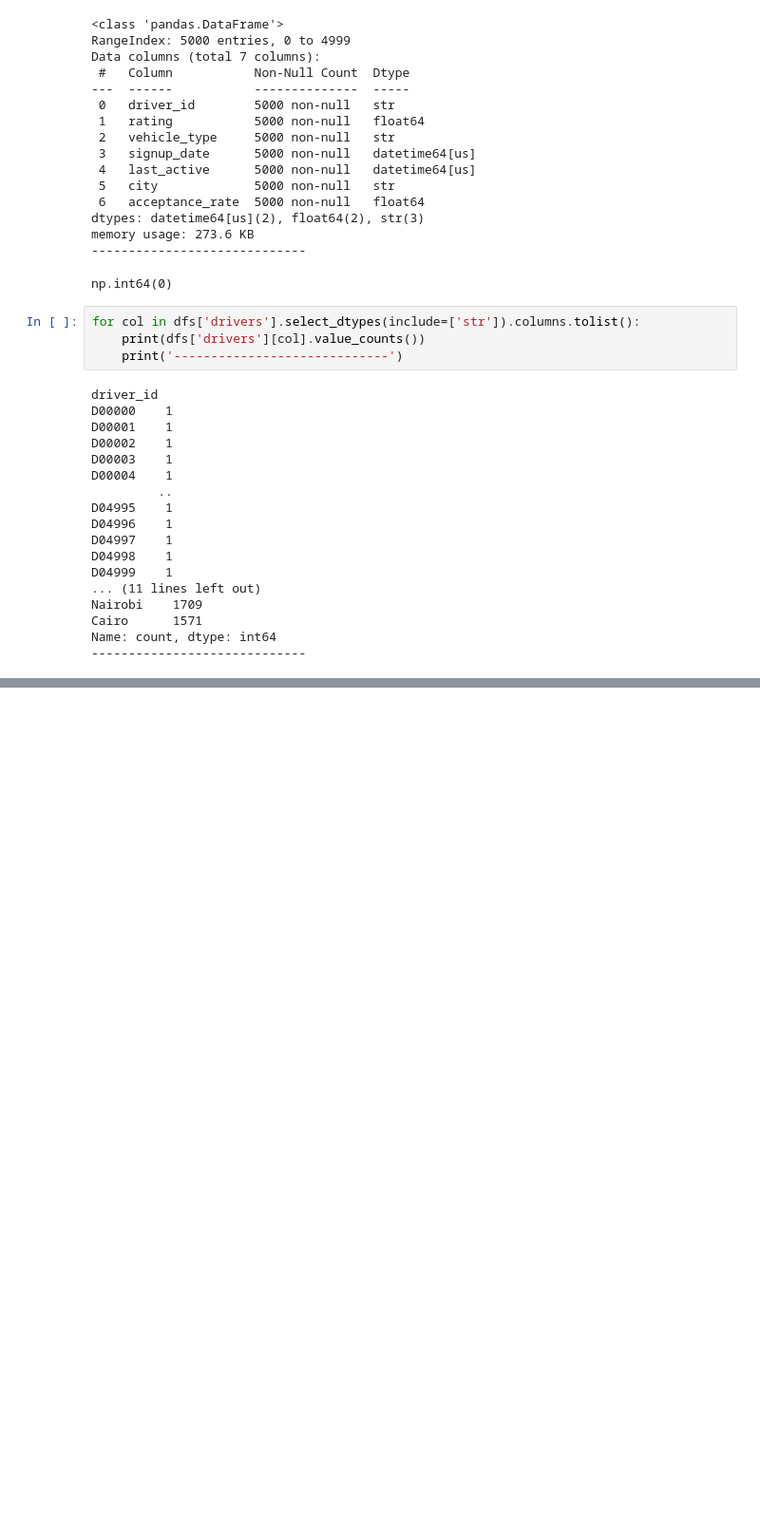
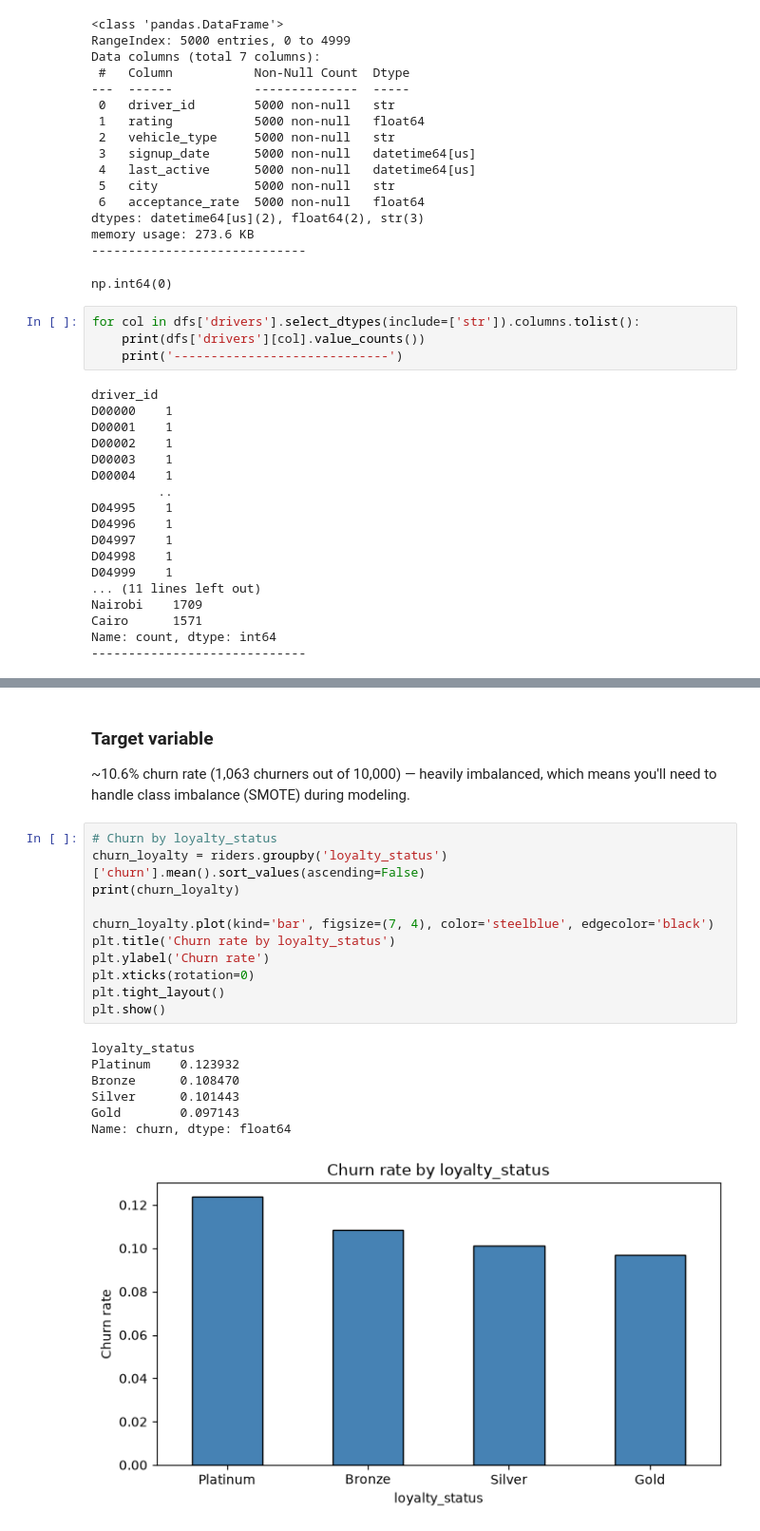
Before and after one commit to esosaomwanghe/ridewise_churnprediction, a Jupyter notebook: notebook/eda.ipynb, the cells around one changed output, grey strips where cells are left out. Shown at 95% size. Cells and saved outputs as stored; diff of their text form; blank space fills up the shorter version.

```diff
--- a/notebook/eda.ipynb
+++ b/notebook/eda.ipynb
@@ -309,0 +370,23 @@ Name: count, dtype: int64
+# %% [markdown]
+### Target variable
+
+~10.6% churn rate (1,063 churners out of 10,000) — heavily imbalanced, which means you'll need to handle class imbalance (SMOTE) during modeling.
+# %%
+# Churn by loyalty_status
+churn_loyalty = riders.groupby('loyalty_status')['churn'].mean().sort_values(ascending=False)
+print(churn_loyalty)
+
+churn_loyalty.plot(kind='bar', figsize=(7, 4), color='steelblue', edgecolor='black')
+plt.title('Churn rate by loyalty_status')
+plt.ylabel('Churn rate')
+plt.xticks(rotation=0)
+plt.tight_layout()
+plt.show()
+# %% [output]
+loyalty_status
+Platinum    0.123932
+Bronze      0.108470
+Silver      0.101443
+Gold        0.097143
+Name: churn, dtype: float64
+[figure, added]
```
Also changed, not shown: parts of 16 cells of this notebook.
